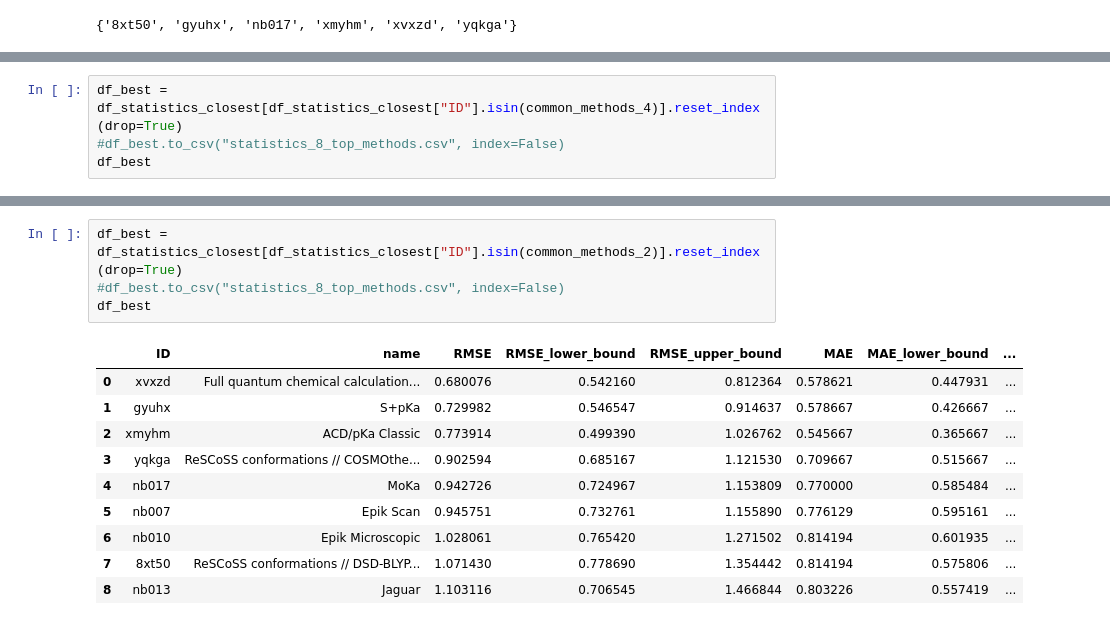
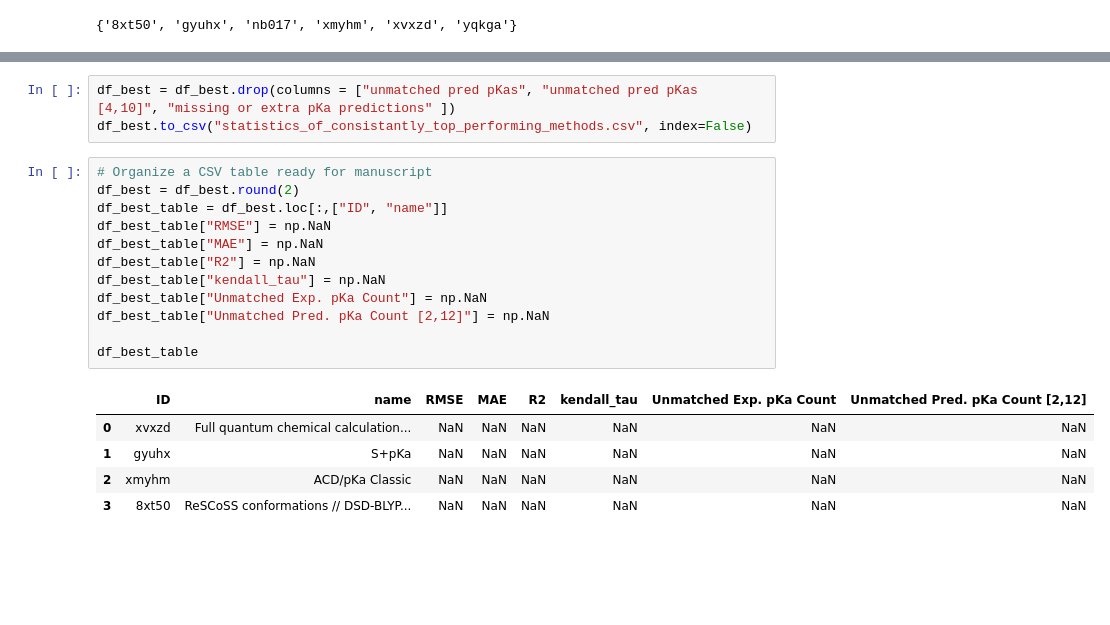
Before and after one commit to choderalab/sampl6-pKa-challenge-manuscript, a Jupyter notebook: tables/typeIII-top-performing-methods-table/find_consistently_top_performing_methods.ipynb, the cells around one changed output, grey strips where cells are left out. Saved outputs shown, nothing was run; the diff lists cells and outputs as text; blank space fills up the shorter version.

```diff
--- a/tables/typeIII-top-performing-methods-table/find_consistently_top_performing_methods.ipynb
+++ b/tables/typeIII-top-performing-methods-table/find_consistently_top_performing_methods.ipynb
@@ -138,4 +132,0 @@ df_best
-# %%
-df_best = df_statistics_closest[df_statistics_closest["ID"].isin(common_methods_4)].reset_index(drop=True)
-#df_best.to_csv("statistics_8_top_methods.csv", index=False)
-df_best
@@ -148,15 +133,21 @@ df_best
-# %%
-df_best = df_statistics_closest[df_statistics_closest["ID"].isin(common_methods_2)].reset_index(drop=True)
-#df_best.to_csv("statistics_8_top_methods.csv", index=False)
-df_best
-# %% [output]
-|  | ID | name | RMSE | RMSE_lower_bound | RMSE_upper_bound | MAE | MAE_lower_bound | ... |
-| 0 | xvxzd | Full quantum chemical calculation... | 0.680076 | 0.542160 | 0.812364 | 0.578621 | 0.447931 | ... |
-| 1 | gyuhx | S+pKa | 0.729982 | 0.546547 | 0.914637 | 0.578667 | 0.426667 | ... |
-| 2 | xmyhm | ACD/pKa Classic | 0.773914 | 0.499390 | 1.026762 | 0.545667 | 0.365667 | ... |
-| 3 | yqkga | ReSCoSS conformations // COSMOthe... | 0.902594 | 0.685167 | 1.121530 | 0.709667 | 0.515667 | ... |
-| 4 | nb017 | MoKa | 0.942726 | 0.724967 | 1.153809 | 0.770000 | 0.585484 | ... |
-| 5 | nb007 | Epik Scan | 0.945751 | 0.732761 | 1.155890 | 0.776129 | 0.595161 | ... |
-| 6 | nb010 | Epik Microscopic | 1.028061 | 0.765420 | 1.271502 | 0.814194 | 0.601935 | ... |
-| 7 | 8xt50 | ReSCoSS conformations // DSD-BLYP... | 1.071430 | 0.778690 | 1.354442 | 0.814194 | 0.575806 | ... |
-| 8 | nb013 | Jaguar | 1.103116 | 0.706545 | 1.466844 | 0.803226 | 0.557419 | ... |
+# %%
+df_best = df_best.drop(columns = ["unmatched pred pKas", "unmatched pred pKas [4,10]", "missing or extra pKa predictions" ])
+df_best.to_csv("statistics_of_consistantly_top_performing_methods.csv", index=False)
+# %%
+# Organize a CSV table ready for manuscript
+df_best = df_best.round(2)
+df_best_table = df_best.loc[:,["ID", "name"]]
+df_best_table["RMSE"] = np.NaN
+df_best_table["MAE"] = np.NaN
+df_best_table["R2"] = np.NaN
+df_best_table["kendall_tau"] = np.NaN
+df_best_table["Unmatched Exp. pKa Count"] = np.NaN
+df_best_table["Unmatched Pred. pKa Count [2,12]"] = np.NaN
+
+df_best_table
+# %% [output]
+|  | ID | name | RMSE | MAE | R2 | kendall_tau | Unmatched Exp. pKa Count | Unmatched Pred. pKa Count [2,12] |
+| 0 | xvxzd | Full quantum chemical calculation... | NaN | NaN | NaN | NaN | NaN | NaN |
+| 1 | gyuhx | S+pKa | NaN | NaN | NaN | NaN | NaN | NaN |
+| 2 | xmyhm | ACD/pKa Classic | NaN | NaN | NaN | NaN | NaN | NaN |
+| 3 | 8xt50 | ReSCoSS conformations // DSD-BLYP... | NaN | NaN | NaN | NaN | NaN | NaN |
```
Also changed, not shown: parts of 10 cells of this notebook, 8 other files.
